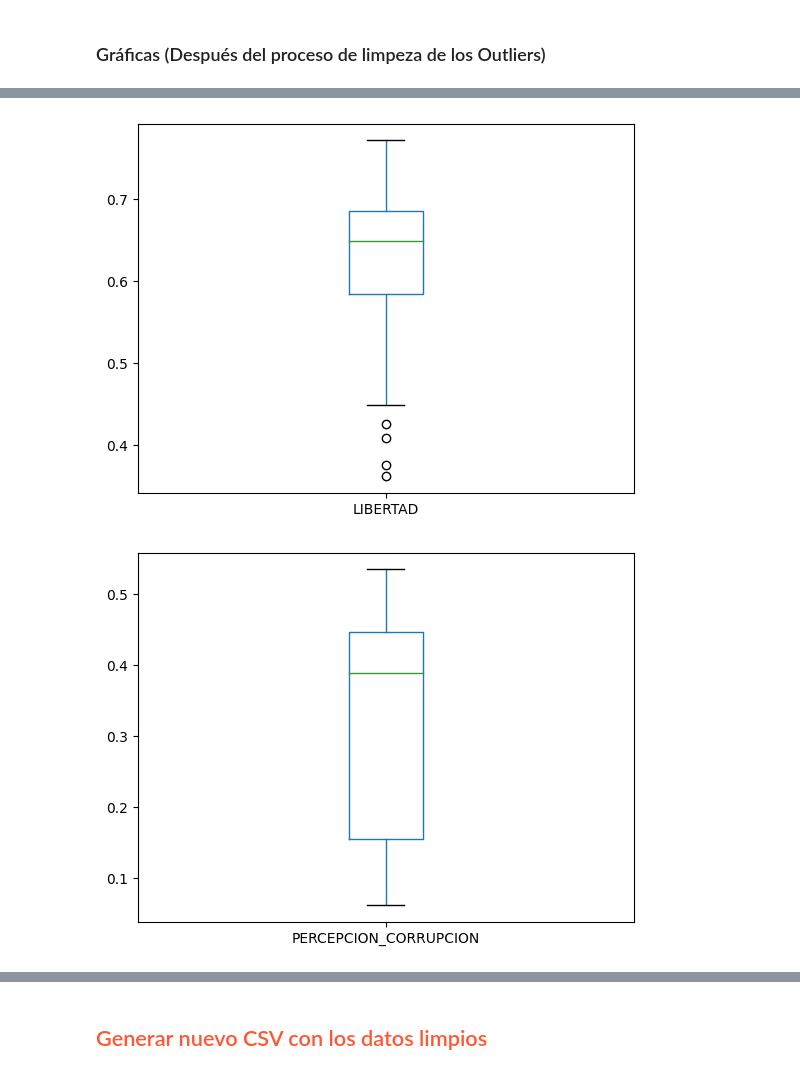
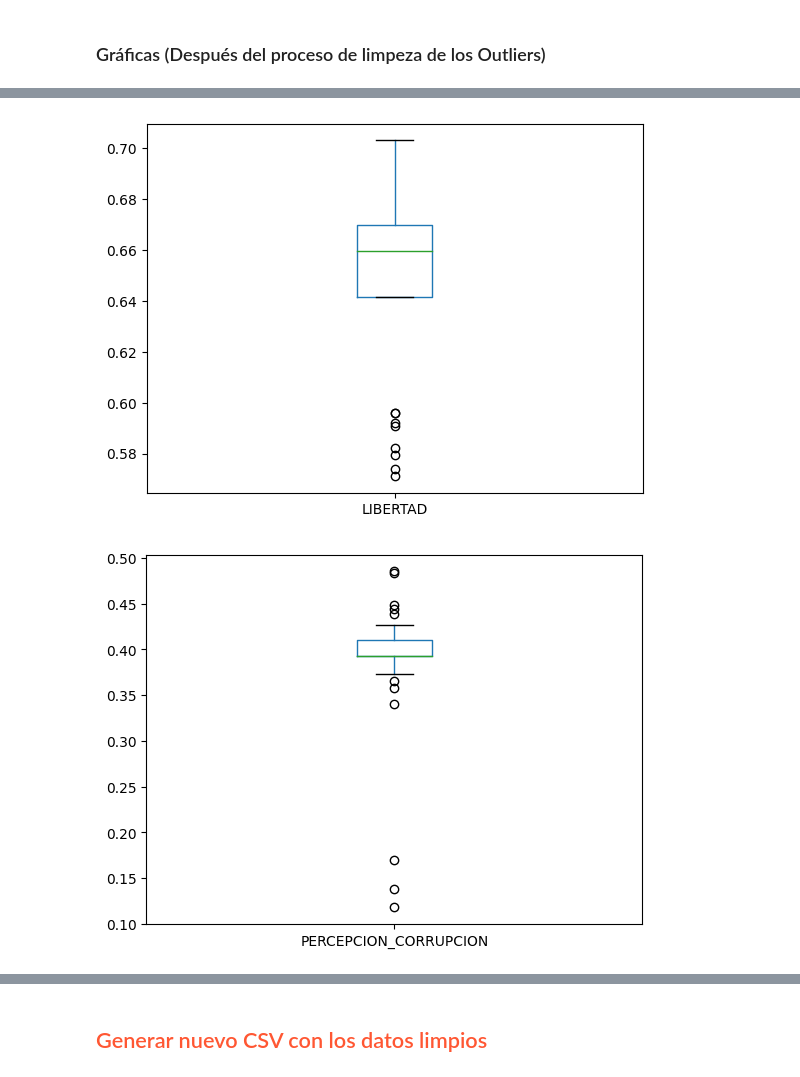
Before and after one commit to G6felicidad/Proyecto_Felicidad_Calidad_Vida, a Jupyter notebook: notebooks/2.0-limpieza_datos.ipynb, the cells around one changed output, grey strips where cells are left out. Cells and saved outputs as stored; diff of their text form; code cells hidden in the pictures.

```diff
--- a/notebooks/2.0-limpieza_datos.ipynb
+++ b/notebooks/2.0-limpieza_datos.ipynb
@@ -299,7 +338,7 @@ def outliers(df, ft):
 
 # crea una lista vacía para almacenar los índices
 index_list = []
-for column in [
+for column in ["FELICIDAD_SCORE",
     "ECONOMIA_PIB_PER_CAPITA",
     "APOYO_SOCIAL",
     "SALUD_ESPERANZA_DE_VIDA",
@@ -352,9 +390,9 @@ matplotlib.axes._axes.Axes
 # %%
-plot_boxplot(df, "ECONOMIA_PIB_PER_CAPITA")
-plot_boxplot(df, "APOYO_SOCIAL")
-plot_boxplot(df, "SALUD_ESPERANZA_DE_VIDA")
-plot_boxplot(df, "LIBERTAD")
-plot_boxplot(df, "PERCEPCION_CORRUPCION")
-plot_boxplot(df, "GENEROSIDAD")
-plot_boxplot(df, "FELICIDAD_SCORE")
+plot_boxplot(df_limpio, "ECONOMIA_PIB_PER_CAPITA")
+plot_boxplot(df_limpio, "APOYO_SOCIAL")
+plot_boxplot(df_limpio, "SALUD_ESPERANZA_DE_VIDA")
+plot_boxplot(df_limpio, "LIBERTAD")
+plot_boxplot(df_limpio, "PERCEPCION_CORRUPCION")
+plot_boxplot(df_limpio, "GENEROSIDAD")
+plot_boxplot(df_limpio, "FELICIDAD_SCORE")
 # %% [output]
@@ -364,2 +402,2 @@ plot_boxplot(df, "FELICIDAD_SCORE")
-[figure, old version]
+[figure, new version]
-[figure, old version]
+[figure, new version]
```
Also changed, not shown: parts of 20 cells of this notebook, 1 other file.
